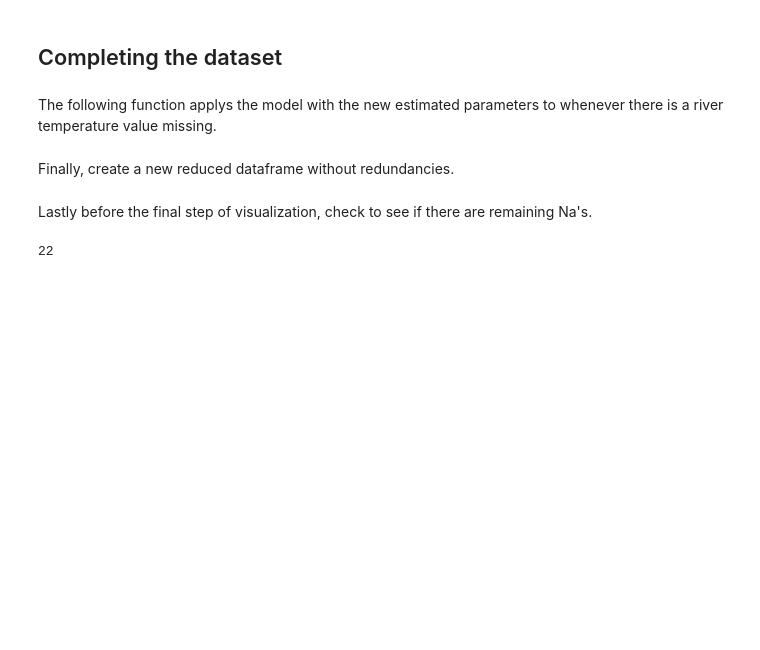
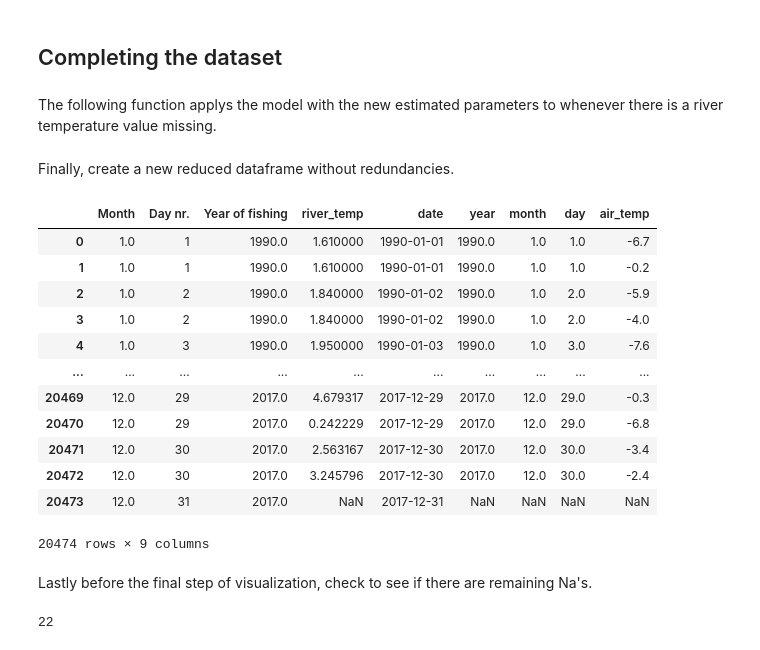
Before and after one commit to torkjot/Imputation-Code-Sample, a Jupyter notebook: DFO_CodeSample_Imputation.ipynb, the cells around one changed output. Cells and saved outputs as stored; diff of their text form; code cells hidden in the pictures; blank space fills up the shorter version.

```diff
--- a/DFO_CodeSample_Imputation.ipynb
+++ b/DFO_CodeSample_Imputation.ipynb
@@ -161,4 +163,20 @@ t_merged['temperature'] = t_merged .apply(
 )
 # %% [markdown]
 Finally, create a new reduced dataframe without redundancies.
+# %%
+t_merged
+# %% [output]
+|  | Month | Day nr. | Year of fishing | river_temp | date | year | month | day | air_temp |
+| 0 | 1.0 | 1 | 1990.0 | 1.610000 | 1990-01-01 | 1990.0 | 1.0 | 1.0 | -6.7 |
+| 1 | 1.0 | 1 | 1990.0 | 1.610000 | 1990-01-01 | 1990.0 | 1.0 | 1.0 | -0.2 |
+| 2 | 1.0 | 2 | 1990.0 | 1.840000 | 1990-01-02 | 1990.0 | 1.0 | 2.0 | -5.9 |
+| 3 | 1.0 | 2 | 1990.0 | 1.840000 | 1990-01-02 | 1990.0 | 1.0 | 2.0 | -4.0 |
+| 4 | 1.0 | 3 | 1990.0 | 1.950000 | 1990-01-03 | 1990.0 | 1.0 | 3.0 | -7.6 |
+| ... | ... | ... | ... | ... | ... | ... | ... | ... | ... |
+| 20469 | 12.0 | 29 | 2017.0 | 4.679317 | 2017-12-29 | 2017.0 | 12.0 | 29.0 | -0.3 |
+| 20470 | 12.0 | 29 | 2017.0 | 0.242229 | 2017-12-29 | 2017.0 | 12.0 | 29.0 | -6.8 |
+| 20471 | 12.0 | 30 | 2017.0 | 2.563167 | 2017-12-30 | 2017.0 | 12.0 | 30.0 | -3.4 |
+| 20472 | 12.0 | 30 | 2017.0 | 3.245796 | 2017-12-30 | 2017.0 | 12.0 | 30.0 | -2.4 |
+| 20473 | 12.0 | 31 | 2017.0 | NaN | 2017-12-31 | NaN | NaN | NaN | NaN |
+20474 rows × 9 columns
 # %%
```
Also changed, not shown: parts of 21 cells of this notebook, 2 other files.
